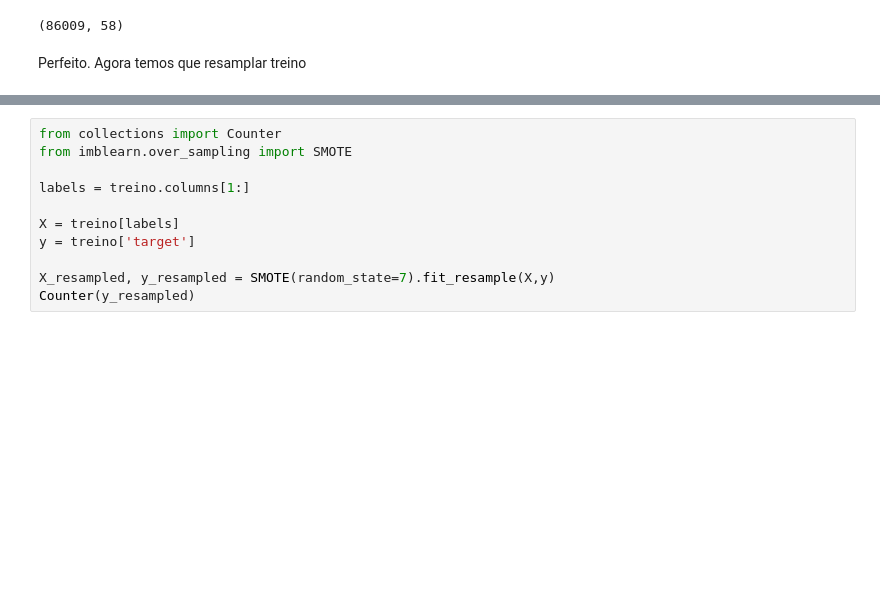
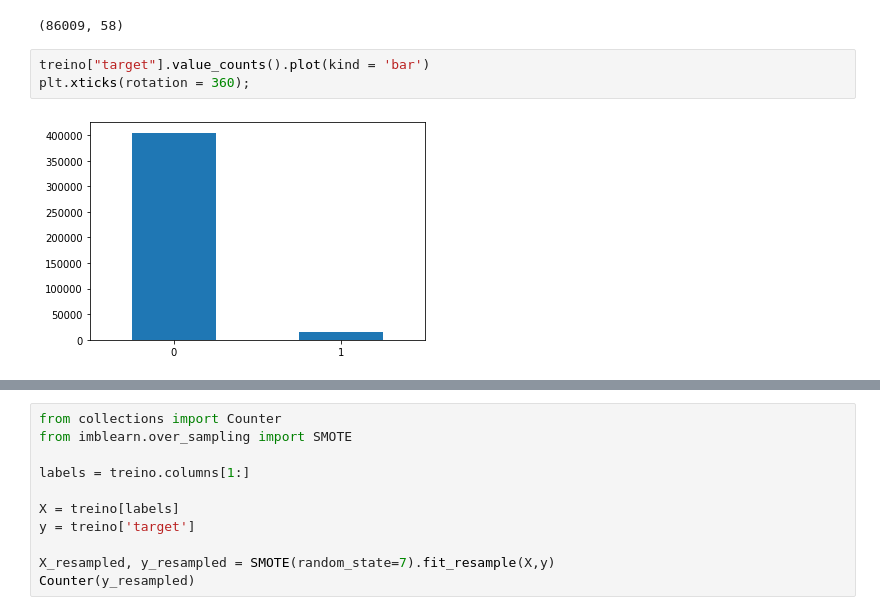
Before and after one commit to gbam-ds/FP-ML, a Jupyter notebook: Porto_Seguro.ipynb, the cells around one changed output, grey strips where cells are left out. Cells and saved outputs as stored; diff of their text form; blank space fills up the shorter version.

```diff
--- a/Porto_Seguro.ipynb
+++ b/Porto_Seguro.ipynb
@@ -133,5 +162,8 @@ treino.shape
 valid.shape
 # %% [output]
 (86009, 58)
-# %% [markdown]
-Perfeito. Agora temos que resamplar treino
+# %%
+treino["target"].value_counts().plot(kind = 'bar')
+plt.xticks(rotation = 360);
+# %% [output]
+[figure, added]
```
Also changed, not shown: parts of 119 cells of this notebook.
